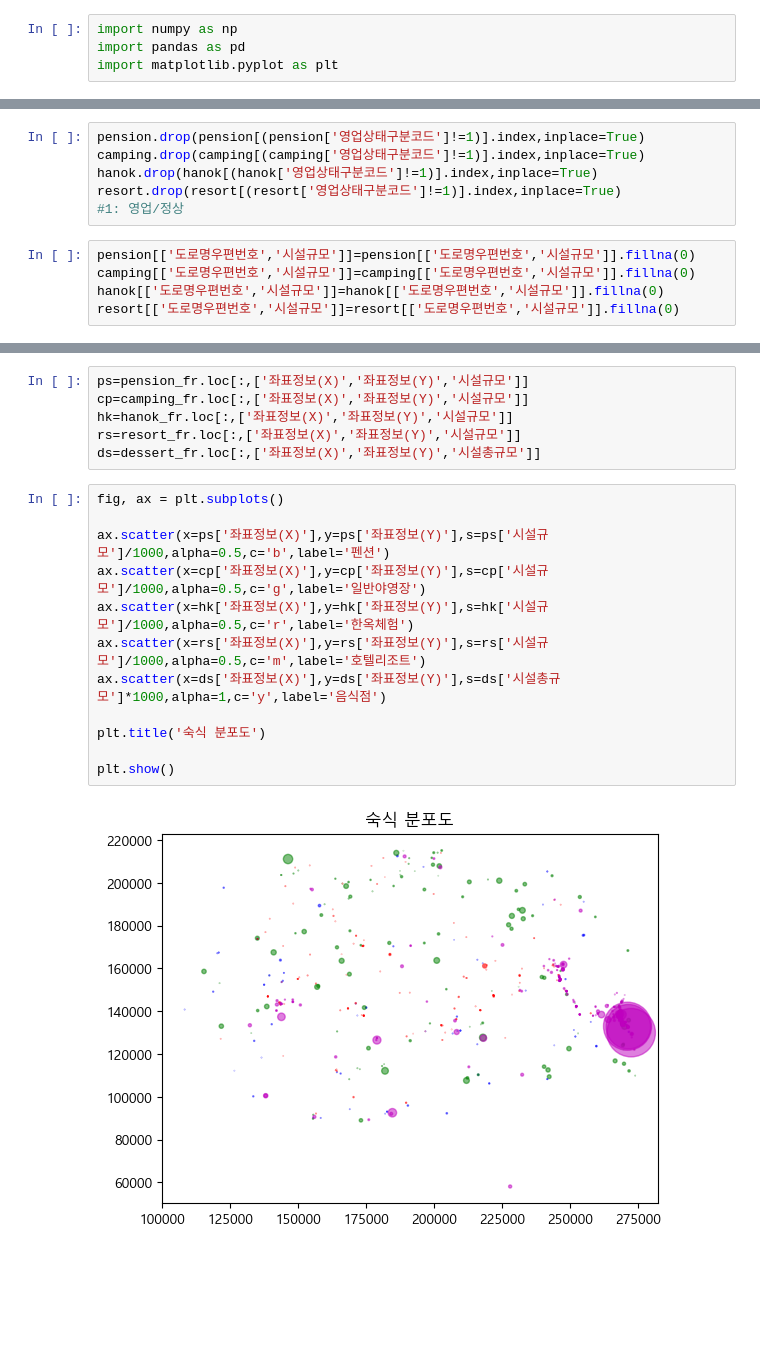
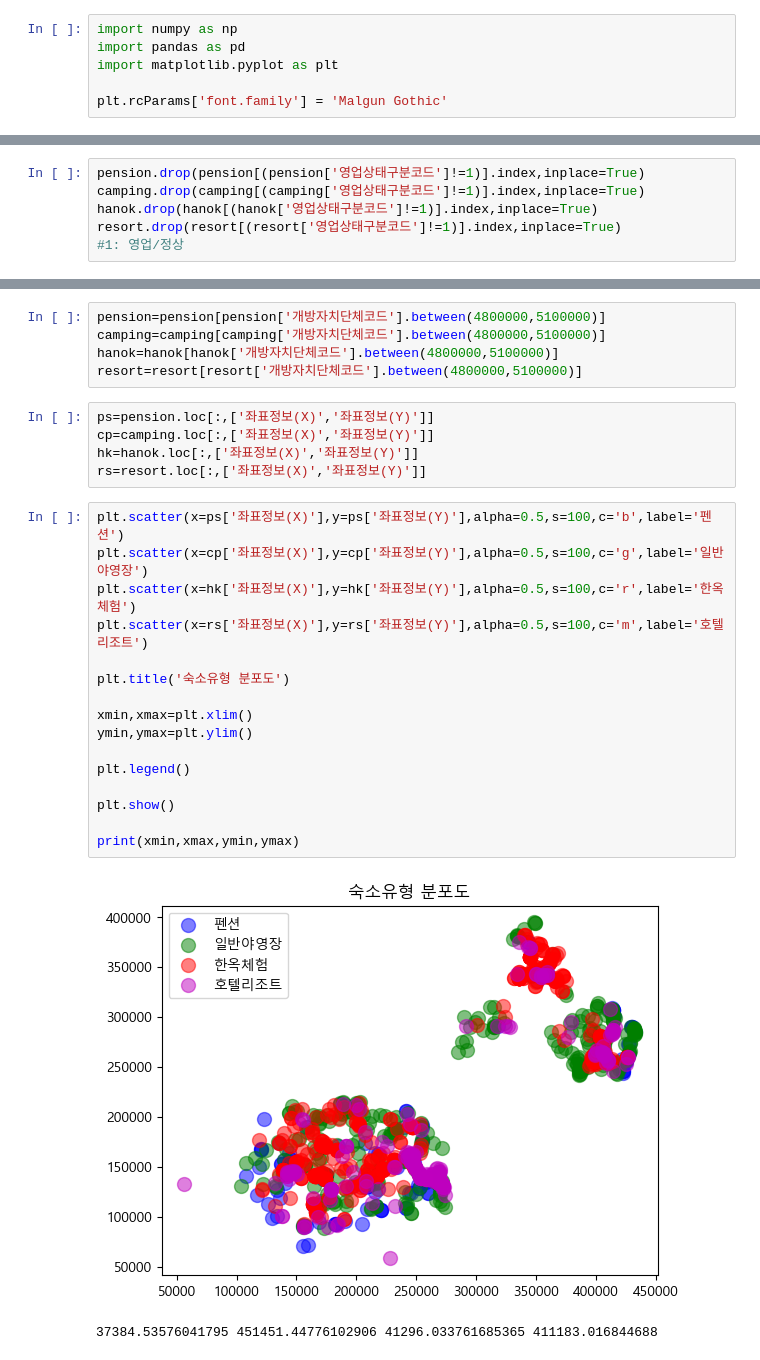
Before and after one commit to sheershay/ise-sr-project, a Jupyter notebook: clustering/숙박유형.ipynb, the cells around one changed output, grey strips where cells are left out. Cells and saved outputs as stored; diff of their text form; blank space fills up the shorter version.

Commit message:
Visualised how accommodation is distributed

```diff
--- a/clustering/숙박유형.ipynb
+++ b/clustering/숙박유형.ipynb
@@ -2,6 +2,8 @@
 import numpy as np
 import pandas as pd
 import matplotlib.pyplot as plt
+
+plt.rcParams['font.family'] = 'Malgun Gothic'
 # %%
 pension=pd.read_excel("./숙박유형_관광펜션업.xlsx")
 camping=pd.read_excel("./숙박유형_일반야영장업.xlsx")
@@ -15,8 +15,3 @@ camping.drop(camping[(camping['영업상태구분코드']!=1)].index,inplace=Tru
 hanok.drop(hanok[(hanok['영업상태구분코드']!=1)].index,inplace=True)
 resort.drop(resort[(resort['영업상태구분코드']!=1)].index,inplace=True)
 #1: 영업/정상
-# %%
-pension[['도로명우편번호','시설규모']]=pension[['도로명우편번호','시설규모']].fillna(0)
-camping[['도로명우편번호','시설규모']]=camping[['도로명우편번호','시설규모']].fillna(0)
-hanok[['도로명우편번호','시설규모']]=hanok[['도로명우편번호','시설규모']].fillna(0)
-resort[['도로명우편번호','시설규모']]=resort[['도로명우편번호','시설규모']].fillna(0)
@@ -70,20 +18,29 @@ None
+# %%
+pension=pension[pension['개방자치단체코드'].between(4800000,5100000)]
+camping=camping[camping['개방자치단체코드'].between(4800000,5100000)]
+hanok=hanok[hanok['개방자치단체코드'].between(4800000,5100000)]
+resort=resort[resort['개방자치단체코드'].between(4800000,5100000)]
 # %%
-ps=pension_fr.loc[:,['좌표정보(X)','좌표정보(Y)','시설규모']]
-cp=camping_fr.loc[:,['좌표정보(X)','좌표정보(Y)','시설규모']]
-hk=hanok_fr.loc[:,['좌표정보(X)','좌표정보(Y)','시설규모']]
-rs=resort_fr.loc[:,['좌표정보(X)','좌표정보(Y)','시설규모']]
-ds=dessert_fr.loc[:,['좌표정보(X)','좌표정보(Y)','시설총규모']]
+ps=pension.loc[:,['좌표정보(X)','좌표정보(Y)']]
+cp=camping.loc[:,['좌표정보(X)','좌표정보(Y)']]
+hk=hanok.loc[:,['좌표정보(X)','좌표정보(Y)']]
+rs=resort.loc[:,['좌표정보(X)','좌표정보(Y)']]
 # %%
-fig, ax = plt.subplots()
+plt.scatter(x=ps['좌표정보(X)'],y=ps['좌표정보(Y)'],alpha=0.5,s=100,c='b',label='펜션')
+plt.scatter(x=cp['좌표정보(X)'],y=cp['좌표정보(Y)'],alpha=0.5,s=100,c='g',label='일반야영장')
+plt.scatter(x=hk['좌표정보(X)'],y=hk['좌표정보(Y)'],alpha=0.5,s=100,c='r',label='한옥체험')
+plt.scatter(x=rs['좌표정보(X)'],y=rs['좌표정보(Y)'],alpha=0.5,s=100,c='m',label='호텔리조트')
 
-ax.scatter(x=ps['좌표정보(X)'],y=ps['좌표정보(Y)'],s=ps['시설규모']/1000,alpha=0.5,c='b',label='펜션')
-ax.scatter(x=cp['좌표정보(X)'],y=cp['좌표정보(Y)'],s=cp['시설규모']/1000,alpha=0.5,c='g',label='일반야영장')
-ax.scatter(x=hk['좌표정보(X)'],y=hk['좌표정보(Y)'],s=hk['시설규모']/1000,alpha=0.5,c='r',label='한옥체험')
-ax.scatter(x=rs['좌표정보(X)'],y=rs['좌표정보(Y)'],s=rs['시설규모']/1000,alpha=0.5,c='m',label='호텔리조트')
-ax.scatter(x=ds['좌표정보(X)'],y=ds['좌표정보(Y)'],s=ds['시설총규모']*1000,alpha=1,c='y',label='음식점')
+plt.title('숙소유형 분포도')
 
-plt.title('숙식 분포도')
+xmin,xmax=plt.xlim()
+ymin,ymax=plt.ylim()
+
+plt.legend()
 
 plt.show()
+
+print(xmin,xmax,ymin,ymax)
 # %% [output]
-[figure, old version]
+[figure, new version]
+37384.53576041795 451451.44776102906 41296.033761685365 411183.016844688
```
Also changed, not shown: parts of 6 cells of this notebook, 2 other files.
